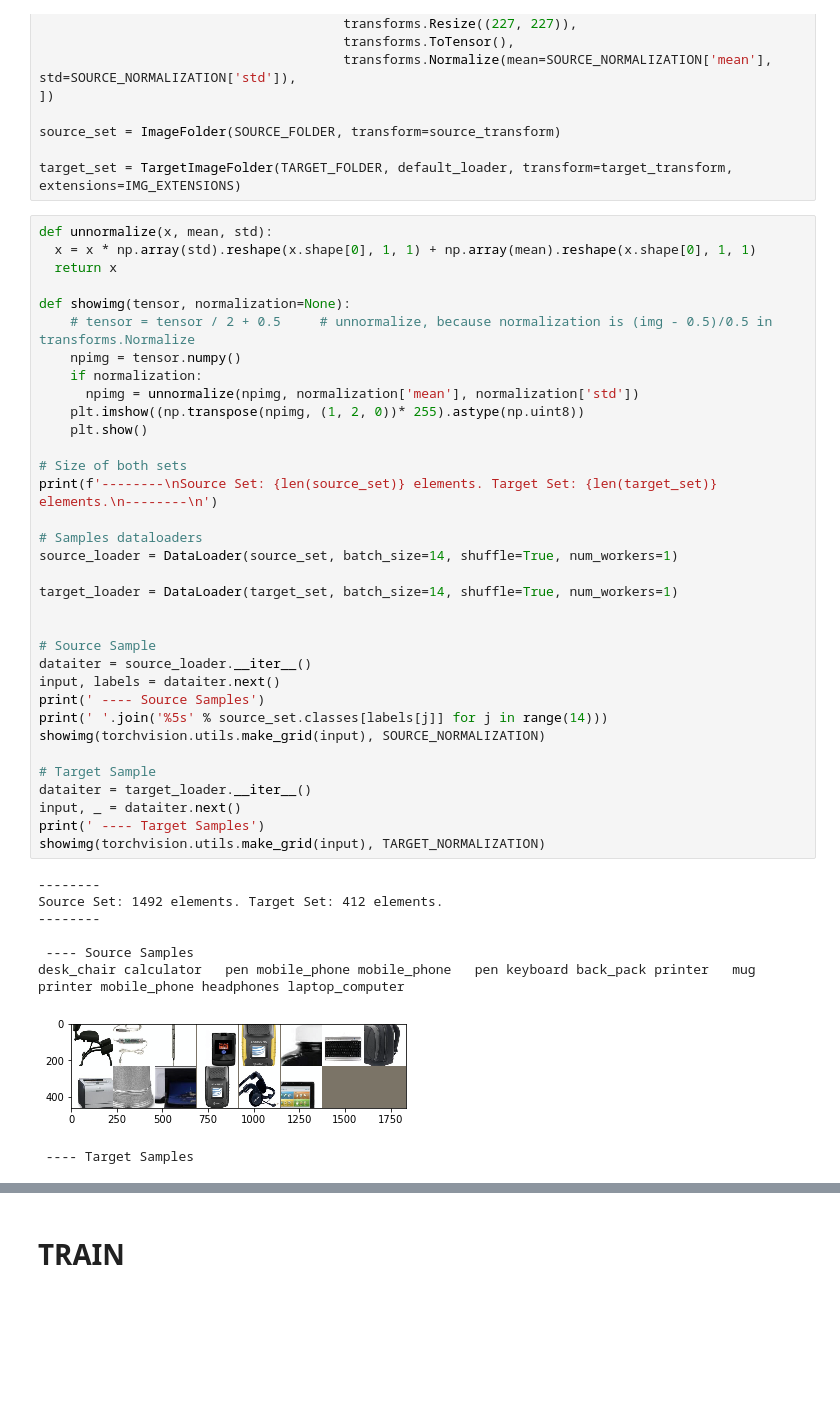
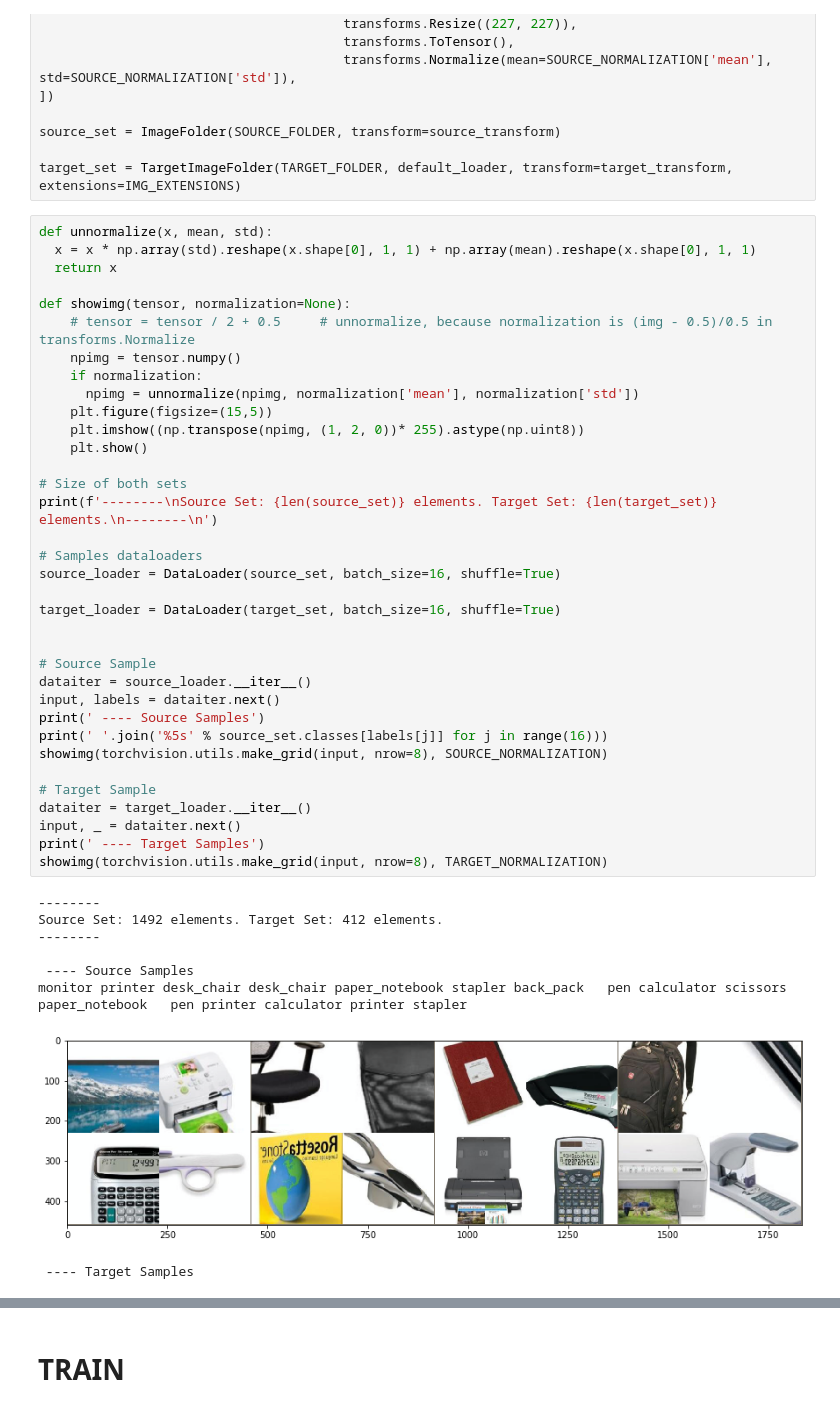
Before and after one commit to pierresegonne/ELEC5307_Project2, a Jupyter notebook: Task2.ipynb, the cells around one changed output, grey strips where cells are left out. Cells and saved outputs as stored; diff of their text form; blank space fills up the shorter version.

```diff
--- a/Task2.ipynb
+++ b/Task2.ipynb
@@ -186,38 +191,39 @@ def unnormalize(x, mean, std):
 def showimg(tensor, normalization=None):
     # tensor = tensor / 2 + 0.5     # unnormalize, because normalization is (img - 0.5)/0.5 in transforms.Normalize
     npimg = tensor.numpy()
     if normalization:
       npimg = unnormalize(npimg, normalization['mean'], normalization['std'])
+    plt.figure(figsize=(15,5))
     plt.imshow((np.transpose(npimg, (1, 2, 0))* 255).astype(np.uint8))
     plt.show()
 
 # Size of both sets
 print(f'--------\nSource Set: {len(source_set)} elements. Target Set: {len(target_set)} elements.\n--------\n')
 
 # Samples dataloaders
-source_loader = DataLoader(source_set, batch_size=14, shuffle=True, num_workers=1)
+source_loader = DataLoader(source_set, batch_size=16, shuffle=True)
 
-target_loader = DataLoader(target_set, batch_size=14, shuffle=True, num_workers=1)
+target_loader = DataLoader(target_set, batch_size=16, shuffle=True)
 
 
 # Source Sample
 dataiter = source_loader.__iter__()
 input, labels = dataiter.next()
 print(' ---- Source Samples')
-print(' '.join('%5s' % source_set.classes[labels[j]] for j in range(14)))
-showimg(torchvision.utils.make_grid(input), SOURCE_NORMALIZATION)
+print(' '.join('%5s' % source_set.classes[labels[j]] for j in range(16)))
+showimg(torchvision.utils.make_grid(input, nrow=8), SOURCE_NORMALIZATION)
 
 # Target Sample
 dataiter = target_loader.__iter__()
 input, _ = dataiter.next()
 print(' ---- Target Samples')
-showimg(torchvision.utils.make_grid(input), TARGET_NORMALIZATION)
+showimg(torchvision.utils.make_grid(input, nrow=8), TARGET_NORMALIZATION)
 # %% [output]
 --------
 Source Set: 1492 elements. Target Set: 412 elements.
 --------
 
  ---- Source Samples
-desk_chair calculator   pen mobile_phone mobile_phone   pen keyboard back_pack printer   mug printer mobile_phone headphones laptop_computer
+monitor printer desk_chair desk_chair paper_notebook stapler back_pack   pen calculator scissors paper_notebook   pen printer calculator printer stapler
-[figure, old version]
+[figure, new version]
  ---- Target Samples
```
Also changed, not shown: parts of 18 cells of this notebook.
